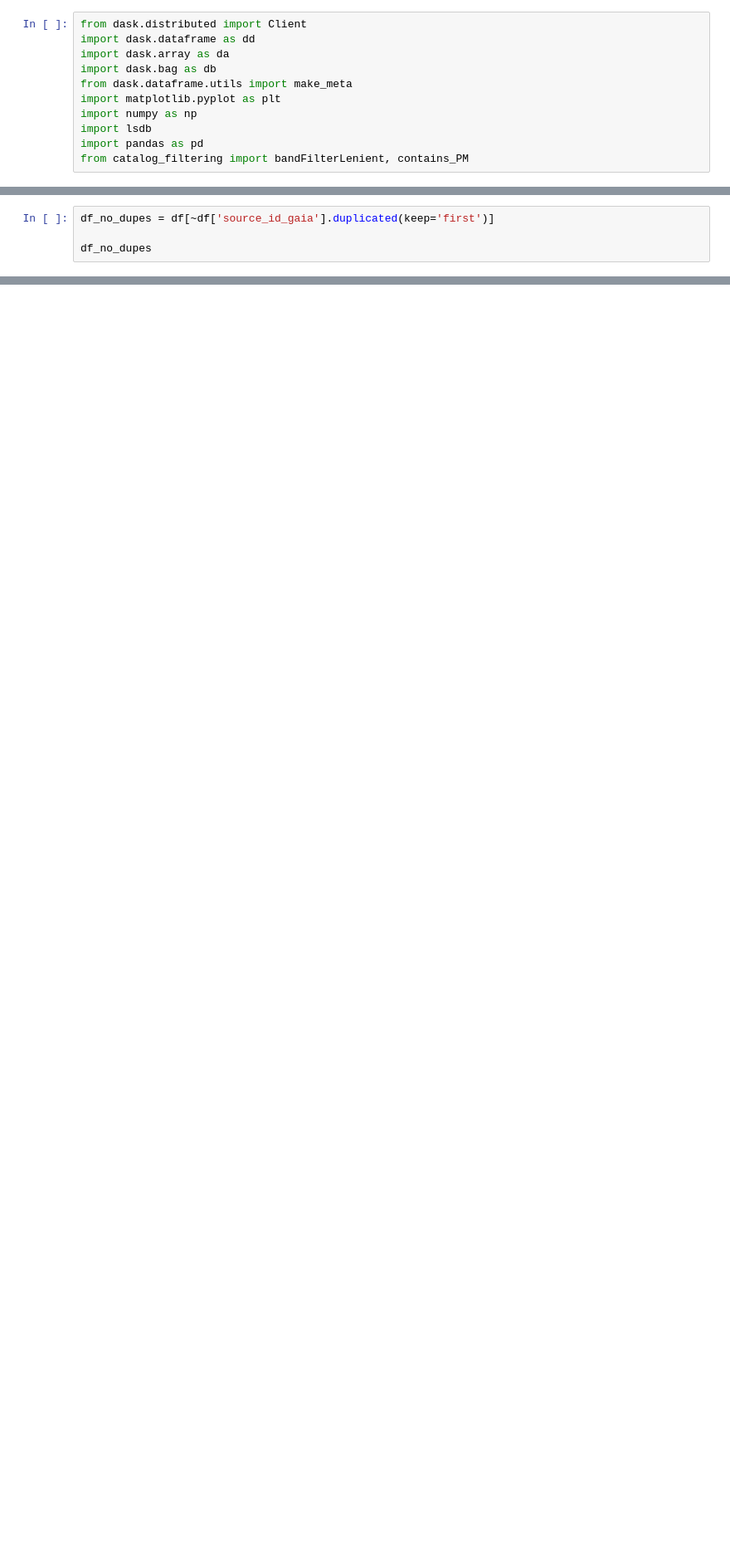
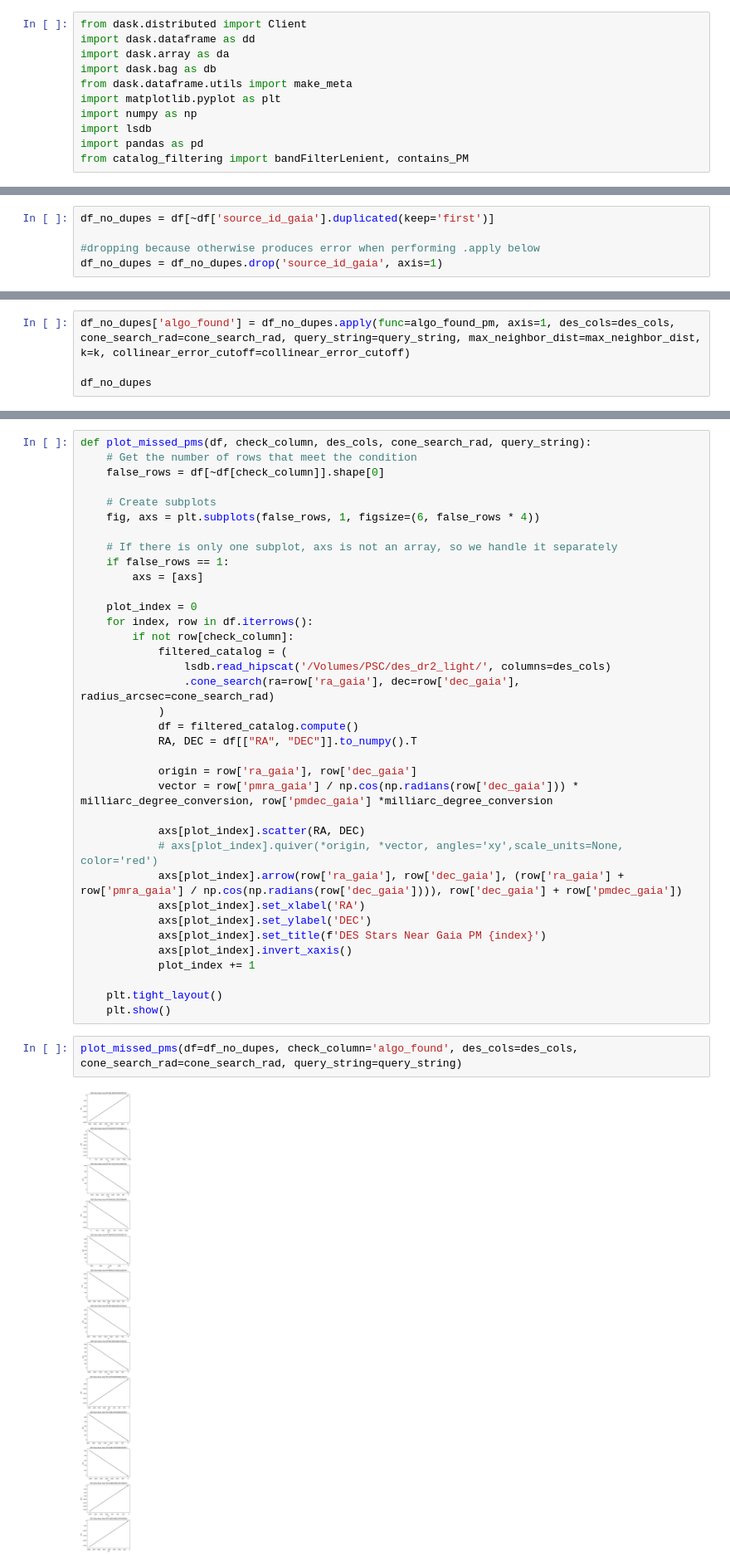
Before and after one commit to JoaoDPassos/brown-dwarf-search, a Jupyter notebook: des_gaia_xmatch.ipynb, the cells around one changed output, grey strips where cells are left out. Shown at 83% size. Drawn from its saved outputs; the diff is of its cells as text; blank space fills up the shorter version.

```diff
--- a/des_gaia_xmatch.ipynb
+++ b/des_gaia_xmatch.ipynb
@@ -64,4 +86,5 @@ Hosting the HTTP server on port 49474 instead
 # %%
 df_no_dupes = df[~df['source_id_gaia'].duplicated(keep='first')]
 
-df_no_dupes
+#dropping because otherwise produces error when performing .apply below
+df_no_dupes = df_no_dupes.drop('source_id_gaia', axis=1)
@@ -148,0 +151,4 @@ KeyError: 'ra_gaia'
+# %%
+df_no_dupes['algo_found'] = df_no_dupes.apply(func=algo_found_pm, axis=1, des_cols=des_cols, cone_search_rad=cone_search_rad, query_string=query_string, max_neighbor_dist=max_neighbor_dist, k=k, collinear_error_cutoff=collinear_error_cutoff)
+
+df_no_dupes
@@ -148,0 +175,40 @@ KeyError: 'ra_gaia'
+# %%
+def plot_missed_pms(df, check_column, des_cols, cone_search_rad, query_string):
+    # Get the number of rows that meet the condition
+    false_rows = df[~df[check_column]].shape[0]
+
+    # Create subplots
+    fig, axs = plt.subplots(false_rows, 1, figsize=(6, false_rows * 4))
+
+    # If there is only one subplot, axs is not an array, so we handle it separately
+    if false_rows == 1:
+        axs = [axs]
+
+    plot_index = 0
+    for index, row in df.iterrows():
+        if not row[check_column]:
+            filtered_catalog = (
+                lsdb.read_hipscat('/Volumes/PSC/des_dr2_light/', columns=des_cols)
+                .cone_search(ra=row['ra_gaia'], dec=row['dec_gaia'], radius_arcsec=cone_search_rad)
+            )
+            df = filtered_catalog.compute()
+            RA, DEC = df[["RA", "DEC"]].to_numpy().T
+
+            origin = row['ra_gaia'], row['dec_gaia']
+            vector = row['pmra_gaia'] / np.cos(np.radians(row['dec_gaia'])) * milliarc_degree_conversion, row['pmdec_gaia'] *milliarc_degree_conversion
+
+            axs[plot_index].scatter(RA, DEC)
+            # axs[plot_index].quiver(*origin, *vector, angles='xy',scale_units=None, color='red')
+            axs[plot_index].arrow(row['ra_gaia'], row['dec_gaia'], (row['ra_gaia'] + row['pmra_gaia'] / np.cos(np.radians(row['dec_gaia']))), row['dec_gaia'] + row['pmdec_gaia'])
+            axs[plot_index].set_xlabel('RA')
+            axs[plot_index].set_ylabel('DEC')
+            axs[plot_index].set_title(f'DES Stars Near Gaia PM {index}')
+            axs[plot_index].invert_xaxis()
+            plot_index += 1
+
+    plt.tight_layout()
+    plt.show()
+# %%
+plot_missed_pms(df=df_no_dupes, check_column='algo_found', des_cols=des_cols, cone_search_rad=cone_search_rad, query_string=query_string)
+# %% [output]
+[figure, added]
```
Also changed, not shown: parts of 9 cells of this notebook, 3 other files.
